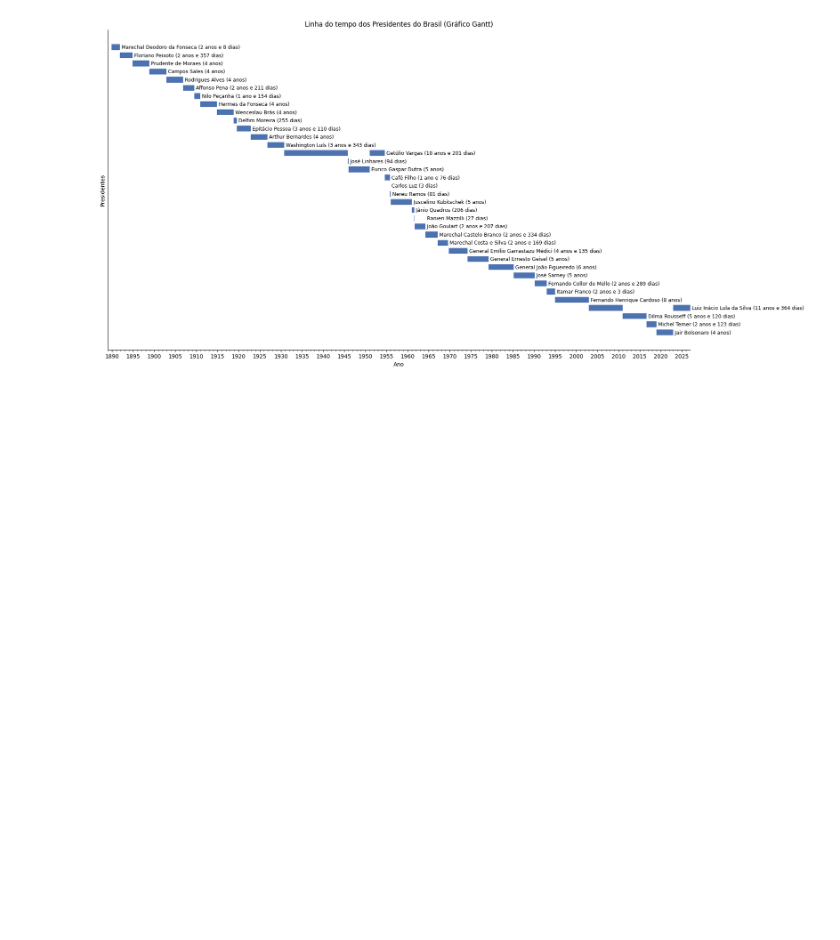
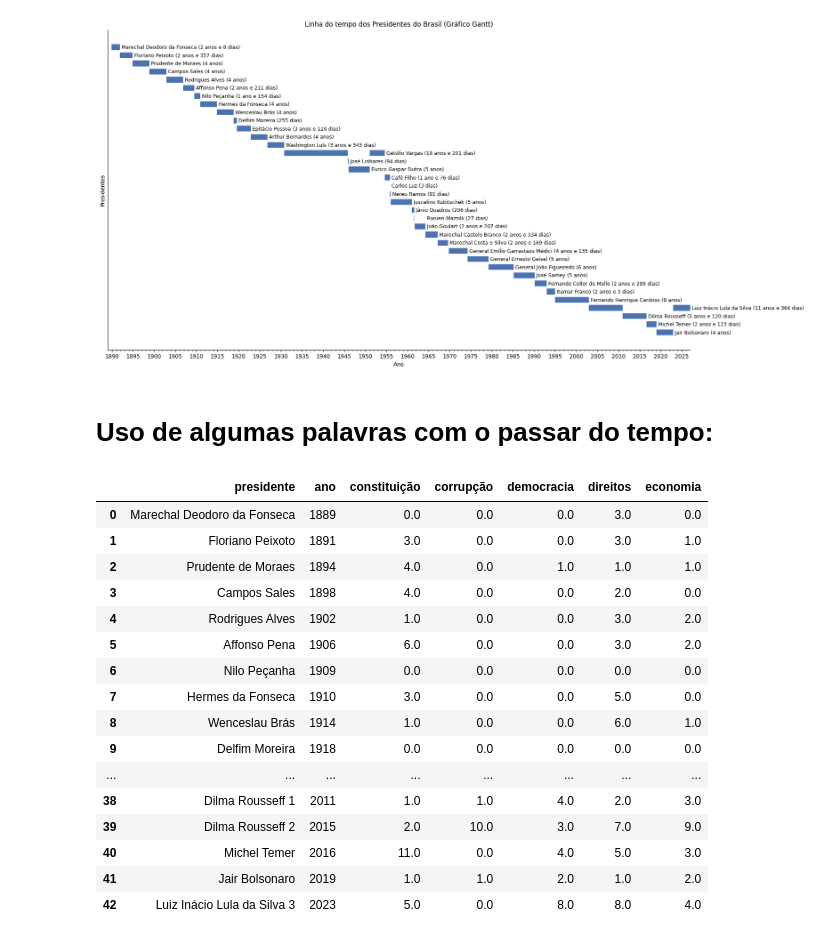
Before and after one commit to PhysicTeacherCode/Brazil-President-s-Speeches-Analysis, a Jupyter notebook: notebooks/01-exploratory.ipynb, the cells around one changed output. Saved outputs shown, nothing was run; the diff lists cells and outputs as text; code cells hidden in the pictures; blank space fills up the shorter version.

```diff
--- a/notebooks/01-exploratory.ipynb
+++ b/notebooks/01-exploratory.ipynb
@@ -480,3 +480,73 @@ def plot_grafico_gantt(df, title):
 plot_grafico_gantt(df_mandatos, 'Linha do tempo dos Presidentes do Brasil (Gráfico Gantt)')
 # %% [output]
 [figure]
+# %% [markdown]
+# Uso de algumas palavras com o passar do tempo:
+# %%
+query = """
+SELECT presidente, palavra, COUNT(palavra) AS quantidade
+FROM(
+    SELECT presidente,
+           unnest(string_to_array(lower(regexp_replace(par, '[^a-zA-Záéíóúàèìòùâêîôûãõçü ]', '', 'g')),' ')) AS palavra
+    FROM speeches ) AS t
+GROUP BY presidente, palavra
+ORDER BY quantidade DESC;
+"""
+
+df_palavras_por_presidente = pd.read_sql(query, engine)
+
+df_palavras_por_ano = pd.DataFrame({
+    'presidente': df_mandatos['presidente'],
+    'ano': df_mandatos['inicio'].dt.year
+})
+
+palavras_escolhidas = [
+    "democracia",
+    "economia",
+    "corrupção",
+    "constituição",
+    "direitos"
+]
+
+df_filtrado = df_palavras_por_presidente[
+    df_palavras_por_presidente["palavra"].isin(palavras_escolhidas)
+]
+
+df_pivot = (
+    df_filtrado
+    .pivot_table(
+        index="presidente",
+        columns="palavra",
+        values="quantidade",
+        fill_value=0
+    )
+    .reset_index()
+)
+
+df_palavras_por_ano = df_palavras_por_ano.merge(
+    df_pivot,
+    on = "presidente",
+    how = "left"
+)
+
+df_palavras_por_ano[palavras_escolhidas] = df_palavras_por_ano[palavras_escolhidas].fillna(0)
+
+df_palavras_por_ano.head(100)
+# %% [output]
+|  | presidente | ano | constituição | corrupção | democracia | direitos | economia |
+| 0 | Marechal Deodoro da Fonseca | 1889 | 0.0 | 0.0 | 0.0 | 3.0 | 0.0 |
+| 1 | Floriano Peixoto | 1891 | 3.0 | 0.0 | 0.0 | 3.0 | 1.0 |
+| 2 | Prudente de Moraes | 1894 | 4.0 | 0.0 | 1.0 | 1.0 | 1.0 |
+| 3 | Campos Sales | 1898 | 4.0 | 0.0 | 0.0 | 2.0 | 0.0 |
+| 4 | Rodrigues Alves | 1902 | 1.0 | 0.0 | 0.0 | 3.0 | 2.0 |
+| 5 | Affonso Pena | 1906 | 6.0 | 0.0 | 0.0 | 3.0 | 2.0 |
+| 6 | Nilo Peçanha | 1909 | 0.0 | 0.0 | 0.0 | 0.0 | 0.0 |
+| 7 | Hermes da Fonseca | 1910 | 3.0 | 0.0 | 0.0 | 5.0 | 0.0 |
+| 8 | Wenceslau Brás | 1914 | 1.0 | 0.0 | 0.0 | 6.0 | 1.0 |
+| 9 | Delfim Moreira | 1918 | 0.0 | 0.0 | 0.0 | 0.0 | 0.0 |
+| ... | ... | ... | ... | ... | ... | ... | ... |
+| 38 | Dilma Rousseff 1 | 2011 | 1.0 | 1.0 | 4.0 | 2.0 | 3.0 |
+| 39 | Dilma Rousseff 2 | 2015 | 2.0 | 10.0 | 3.0 | 7.0 | 9.0 |
+| 40 | Michel Temer | 2016 | 11.0 | 0.0 | 4.0 | 5.0 | 3.0 |
+| 41 | Jair Bolsonaro | 2019 | 1.0 | 1.0 | 2.0 | 1.0 | 2.0 |
+| 42 | Luiz Inácio Lula da Silva 3 | 2023 | 5.0 | 0.0 | 8.0 | 8.0 | 4.0 |
```
Also changed, not shown: parts of 2 cells of this notebook.
